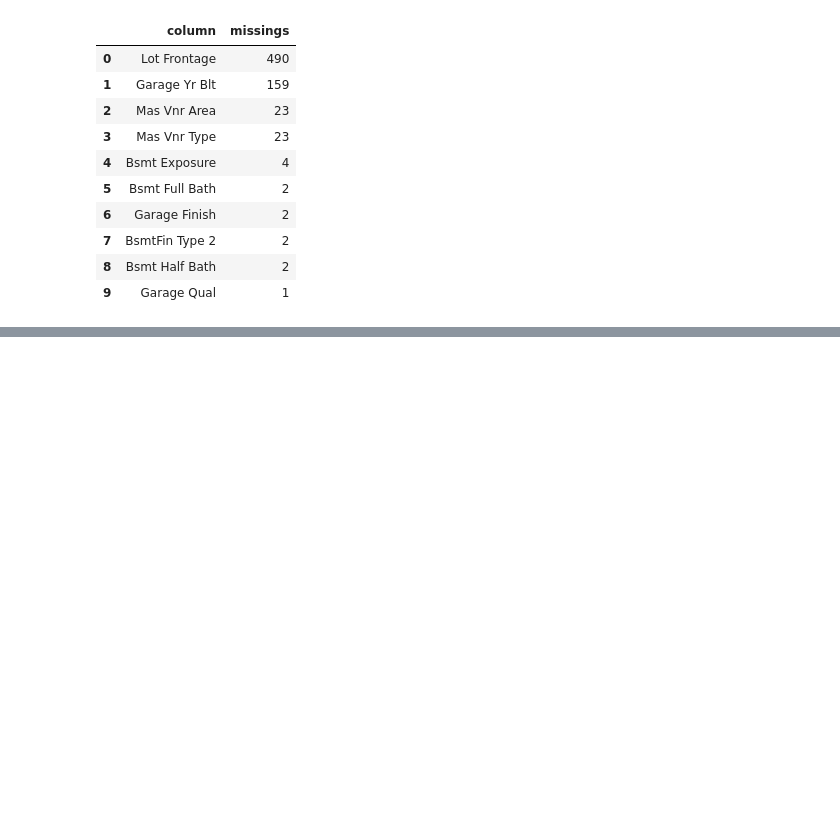
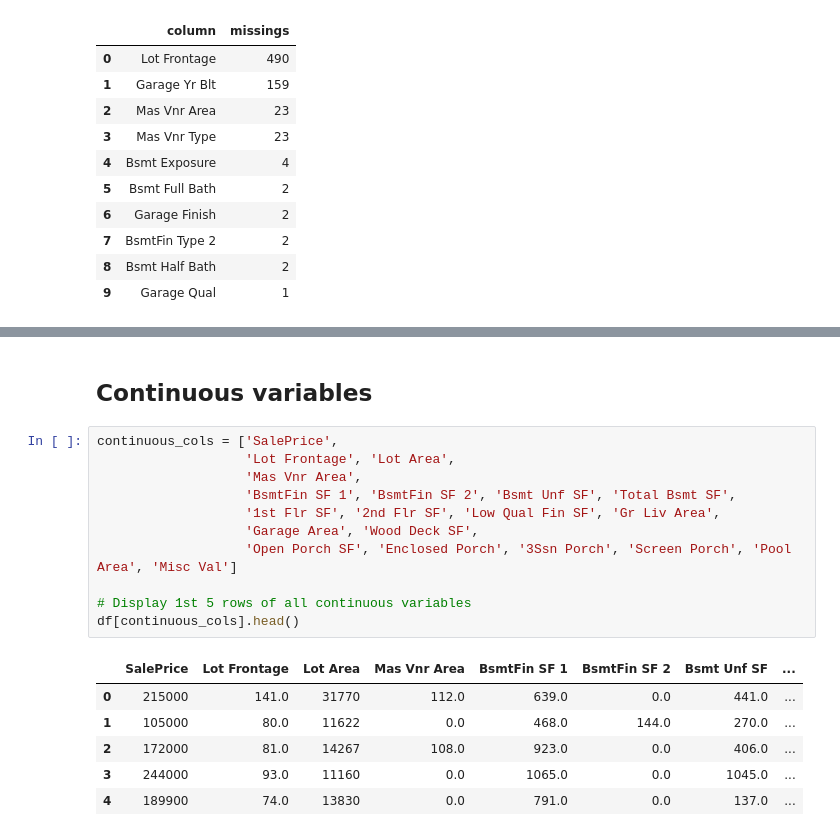
Before and after one commit to j-honnacker/data-viz-Python, a Jupyter notebook: ames.ipynb, the cells around one changed output, grey strips where cells are left out. Drawn from its saved outputs; the diff is of its cells as text; blank space fills up the shorter version.

```diff
--- a/ames.ipynb
+++ b/ames.ipynb
@@ -95,0 +189,20 @@ for col in nominal_cols:
+# %% [markdown]
+## Continuous variables
+# %%
+continuous_cols = ['SalePrice',
+                   'Lot Frontage', 'Lot Area',
+                   'Mas Vnr Area',
+                   'BsmtFin SF 1', 'BsmtFin SF 2', 'Bsmt Unf SF', 'Total Bsmt SF',
+                   '1st Flr SF', '2nd Flr SF', 'Low Qual Fin SF', 'Gr Liv Area',
+                   'Garage Area', 'Wood Deck SF',
+                   'Open Porch SF', 'Enclosed Porch', '3Ssn Porch', 'Screen Porch', 'Pool Area', 'Misc Val']
+
+# Display 1st 5 rows of all continuous variables
+df[continuous_cols].head()
+# %% [output]
+|  | SalePrice | Lot Frontage | Lot Area | Mas Vnr Area | BsmtFin SF 1 | BsmtFin SF 2 | Bsmt Unf SF | ... |
+| 0 | 215000 | 141.0 | 31770 | 112.0 | 639.0 | 0.0 | 441.0 | ... |
+| 1 | 105000 | 80.0 | 11622 | 0.0 | 468.0 | 144.0 | 270.0 | ... |
+| 2 | 172000 | 81.0 | 14267 | 108.0 | 923.0 | 0.0 | 406.0 | ... |
+| 3 | 244000 | 93.0 | 11160 | 0.0 | 1065.0 | 0.0 | 1045.0 | ... |
+| 4 | 189900 | 74.0 | 13830 | 0.0 | 791.0 | 0.0 | 137.0 | ... |
```
Also changed, not shown: parts of 12 cells of this notebook.
